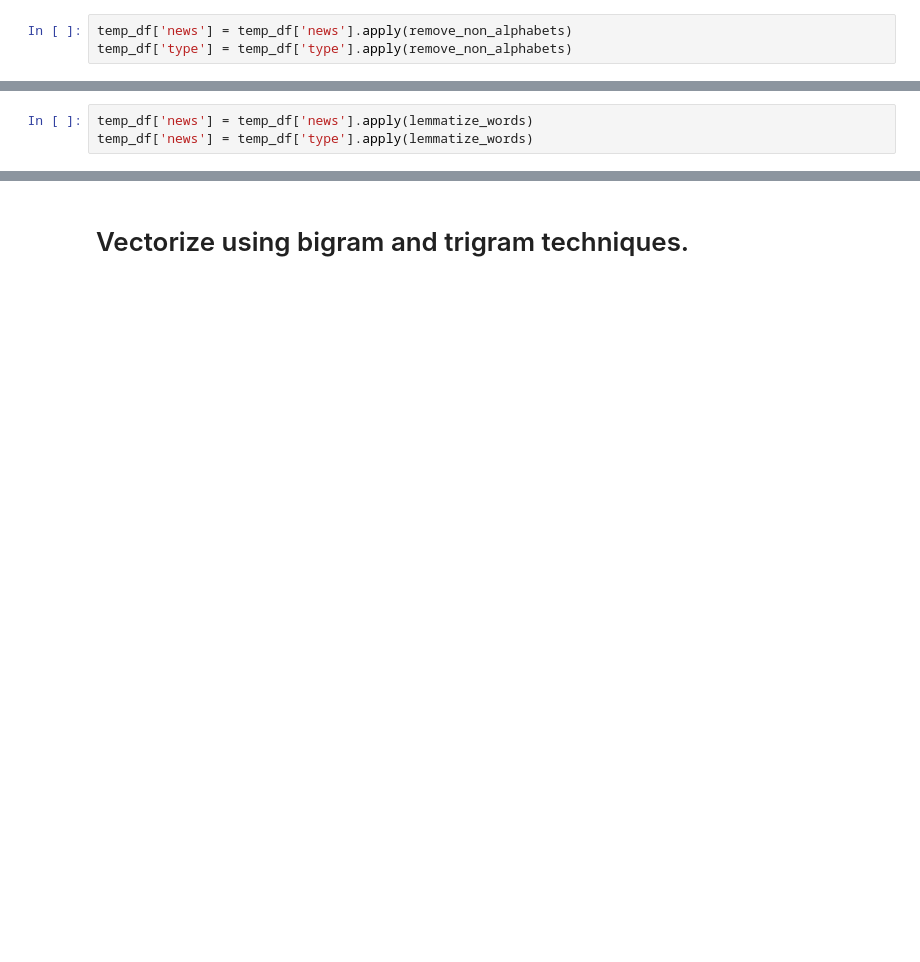
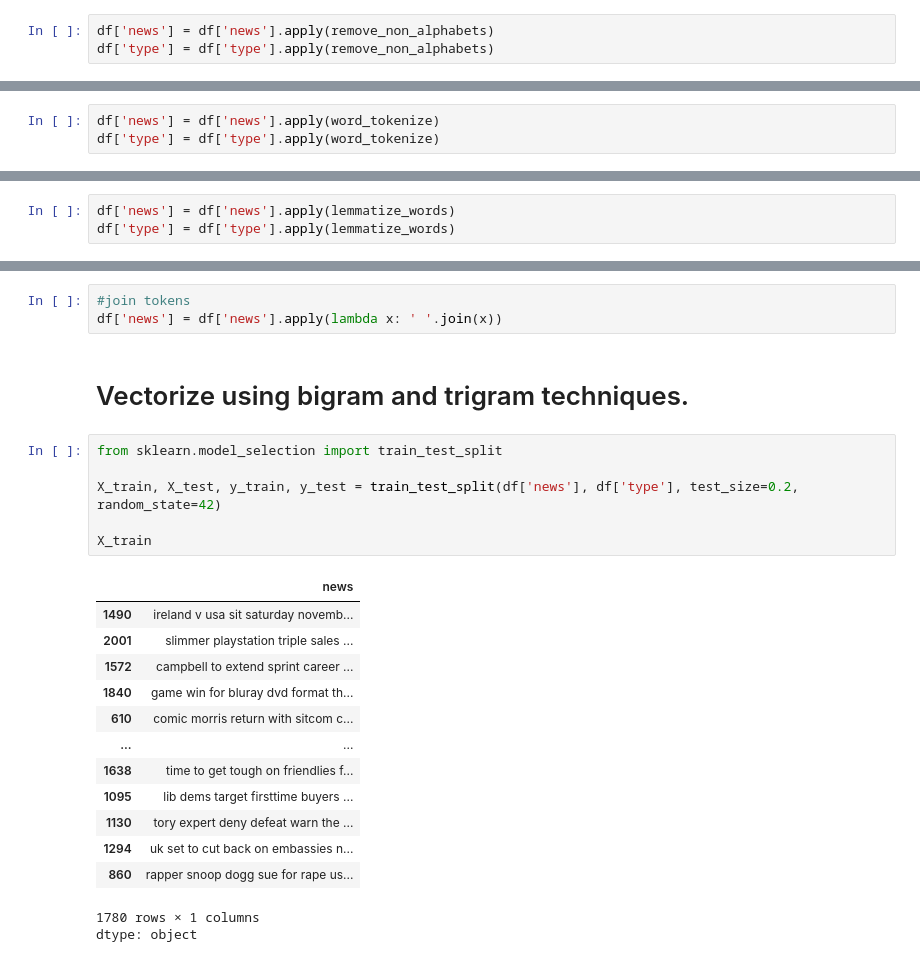
Before and after one commit to ysibghaSE/Programming4AI, a Jupyter notebook: Lab_Exam.ipynb, the cells around one changed output, grey strips where cells are left out. Saved outputs shown, nothing was run; the diff lists cells and outputs as text; blank space fills up the shorter version.

```diff
--- a/Lab_Exam.ipynb
+++ b/Lab_Exam.ipynb
@@ -50,4 +44,4 @@ temp_df['news'][1]
 # %%
-temp_df['news'] = temp_df['news'].apply(remove_non_alphabets)
-temp_df['type'] = temp_df['type'].apply(remove_non_alphabets)
+df['news'] = df['news'].apply(remove_non_alphabets)
+df['type'] = df['type'].apply(remove_non_alphabets)
 # %%
@@ -73 +60,4 @@ word_tokenize(sample_text02)
+# %%
+df['news'] = df['news'].apply(word_tokenize)
+df['type'] = df['type'].apply(word_tokenize)
 # %%
@@ -122,6 +96,6 @@ temp_df['news'][1]
 def lemmatize_words(tokens):
     return [lemmitizer.lemmatize(word,pos='v') for word in tokens]
 # %%
-temp_df['news'] = temp_df['news'].apply(lemmatize_words)
-temp_df['news'] = temp_df['type'].apply(lemmatize_words)
+df['news'] = df['news'].apply(lemmatize_words)
+df['type'] = df['type'].apply(lemmatize_words)
 # %%
@@ -131,2 +121,26 @@ temp_df['news'][1]
+# %%
+#join tokens
+df['news'] = df['news'].apply(lambda x: ' '.join(x))
 # %% [markdown]
 # Vectorize using bigram and trigram techniques.
+# %%
+from sklearn.model_selection import train_test_split
+
+X_train, X_test, y_train, y_test = train_test_split(df['news'], df['type'], test_size=0.2, random_state=42)
+
+X_train
+# %% [output]
+|  | news |
+| 1490 | ireland v usa sit saturday novemb... |
+| 2001 | slimmer playstation triple sales ... |
+| 1572 | campbell to extend sprint career ... |
+| 1840 | game win for bluray dvd format th... |
+| 610 | comic morris return with sitcom c... |
+| ... | ... |
+| 1638 | time to get tough on friendlies f... |
+| 1095 | lib dems target firsttime buyers ... |
+| 1130 | tory expert deny defeat warn the ... |
+| 1294 | uk set to cut back on embassies n... |
+| 860 | rapper snoop dogg sue for rape us... |
+1780 rows × 1 columns
+dtype: object
```
Also changed, not shown: parts of 22 cells of this notebook.
